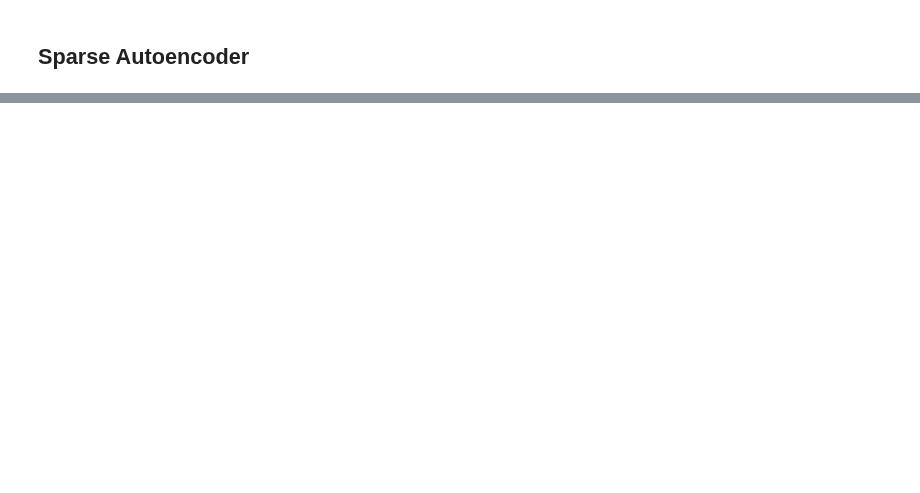
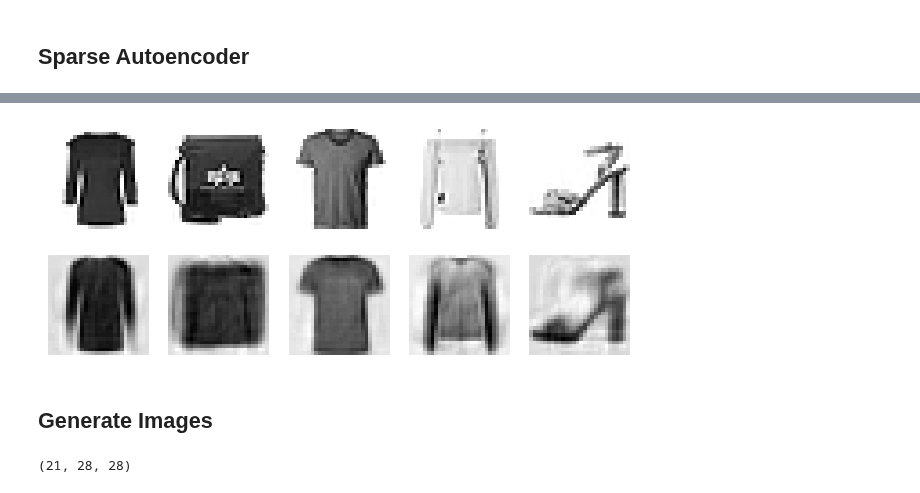
Before and after one commit to ShindeShivam/Machine-Learning, a Jupyter notebook: Neural-Networks-and-Deeplearning/17.Autoencoders-GAN's-Diffusion-Models/autoencoders_gans_and_diffusion_models.ipynb, the cells around one changed output, grey strips where cells are left out. Saved outputs shown, nothing was run; the diff lists cells and outputs as text; code cells hidden in the pictures; blank space fills up the shorter version.

Commit message:
variational autoencoders

```diff
--- a/Neural-Networks-and-Deeplearning/17.Autoencoders-GAN's-Diffusion-Models/autoencoders_gans_and_diffusion_models.ipynb
+++ b/Neural-Networks-and-Deeplearning/17.Autoencoders-GAN's-Diffusion-Models/autoencoders_gans_and_diffusion_models.ipynb
@@ -339,0 +353,5 @@ plot_reconstructions(sparse_kl_autoencoder)
+# %%
+class Sampling(tf.keras.layers.Layer):
+  def call(self,inputs):
+    mean , log_var = inputs
+    return tf.random.normal(tf.shape(log_var)) * tf.exp(log_var/2) + mean
@@ -339,0 +377,16 @@ plot_reconstructions(sparse_kl_autoencoder)
+# %%
+decoder_inputs = tf.keras.layers.Input(shape=[coding_size])
+x = tf.keras.layers.Dense(100,activation="relu")(decoder_inputs)
+x = tf.keras.layers.Dense(150,activation="relu")(x)
+x = tf.keras.layers.Dense(28*28)(x)
+output = tf.keras.layers.Reshape([28,28])(x)
+variational_decoder = tf.keras.Model(inputs=[decoder_inputs],outputs=[output])
+# %%
+_,_,codings = variational_encoder(input)
+reconstruction = variational_decoder(codings)
+variational_autoencoder = tf.keras.Model(inputs=[input],outputs=[reconstruction])
+# %%
+variational_autoencoder.compile(loss="mse",optimizer=tf.keras.optimizers.Nadam())
+history = variational_autoencoder.fit(X_train,X_train,
+                                      epochs=30,
+                                      validation_data=(X_valid,X_valid))
@@ -339,0 +411,21 @@ plot_reconstructions(sparse_kl_autoencoder)
+# %%
+def plot_reconstructions(model, images, n_images=5):
+    reconstructions = model.predict(images[:n_images])
+
+    # Handle if model returns a list
+    if isinstance(reconstructions, list):
+        reconstructions = reconstructions[0]  # Take first item
+
+    fig = plt.figure(figsize=(n_images * 1.5, 3))
+    for i in range(n_images):
+        plt.subplot(2, n_images, 1 + i)
+        plt.imshow(images[i], cmap="binary")
+        plt.axis("off")
+
+        plt.subplot(2, n_images, 1 + n_images + i)
+        plt.imshow(reconstructions[i], cmap="binary")
+        plt.axis("off")
+
+plot_reconstructions(variational_autoencoder, X_valid)
+plt.show()
+# %% [output]
@@ -339,0 +433,3 @@ plot_reconstructions(sparse_kl_autoencoder)
+[figure, added]
+# %% [markdown]
+## Generate Images
@@ -339,0 +439,4 @@ plot_reconstructions(sparse_kl_autoencoder)
+# %%
+images.shape
+# %% [output]
+(21, 28, 28)
```
Also changed, not shown: parts of 27 cells of this notebook.
